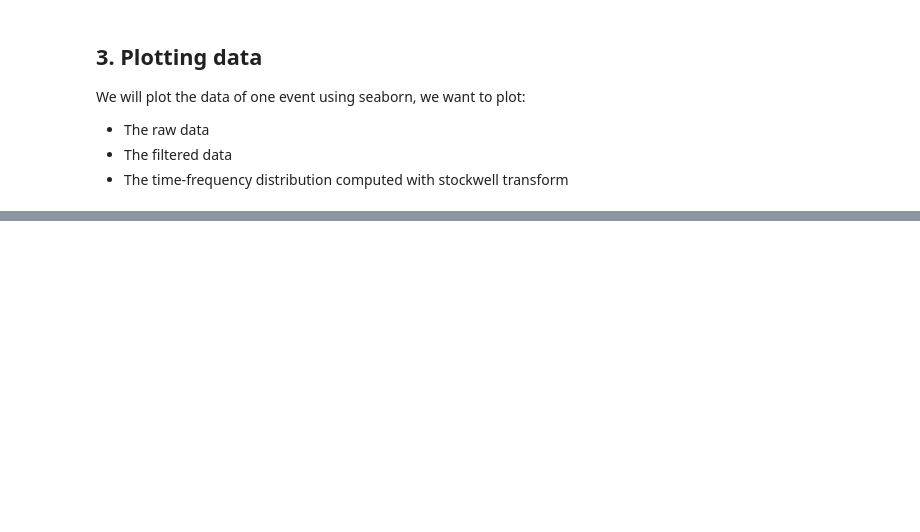
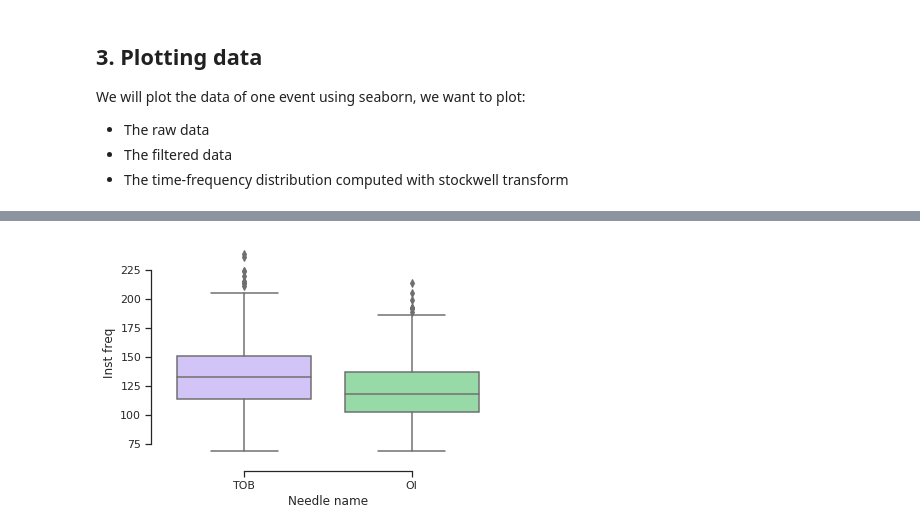
Before and after one commit to cmiglio/signal_processing_with_python, a Jupyter notebook: signal_processing_with_python.ipynb, the cells around one changed output, grey strips where cells are left out. Drawn from its saved outputs; the diff is of its cells as text; code cells hidden in the pictures; blank space fills up the shorter version.

```diff
--- a/signal_processing_with_python.ipynb
+++ b/signal_processing_with_python.ipynb
@@ -226,0 +281,4 @@ plt.tight_layout()
+# %%
+features['Inst freq'] = 1/features['Mean Peak'] * sfreq * 0.5
+
+print(features.columns)
@@ -226,0 +291,5 @@ plt.tight_layout()
+# %%
+# First, we create a band called ripple for all the events
+features['Band'] = 'Ripple'
+# Now we filter and assign to fast ripple band
+features['Band'][features['Inst freq']>180] = 'Fast Ripple'
@@ -226,0 +356,8 @@ plt.tight_layout()
+# %%
+# We can change the color pallete, and the style, see seaborn webpage
+sns.set(style="ticks", palette="pastel")
+sns.boxplot(x="Needle name", y="Inst freq", palette=["m", "g"],
+            data=features)
+sns.despine(offset=10, trim=True)
+# %% [output]
+[figure, added]
```
Also changed, not shown: parts of 28 cells of this notebook.
